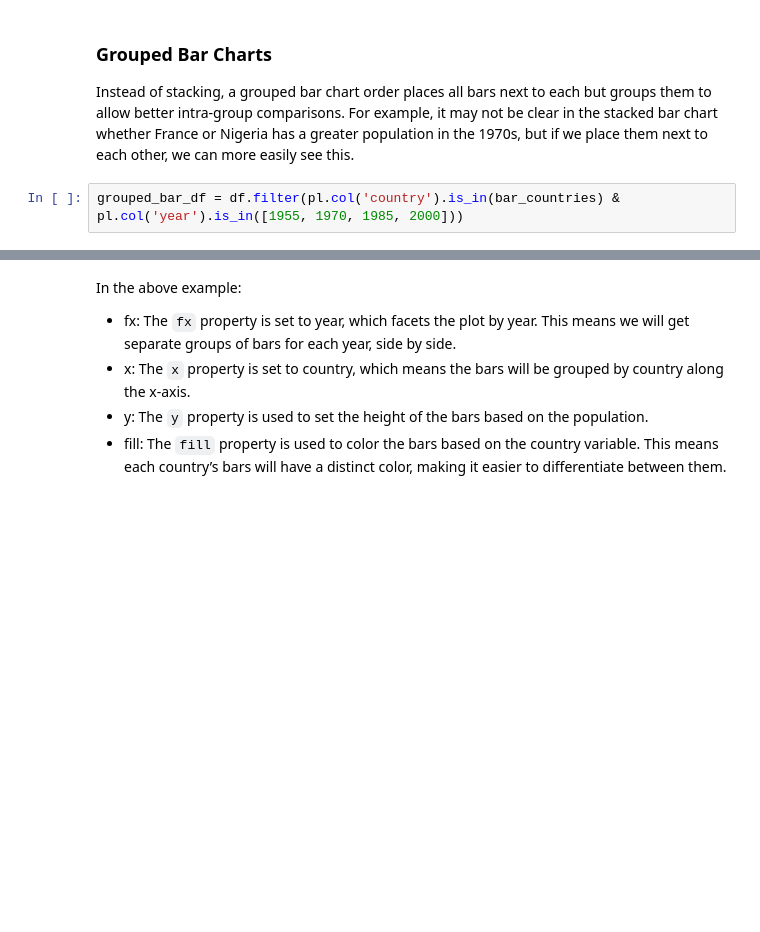
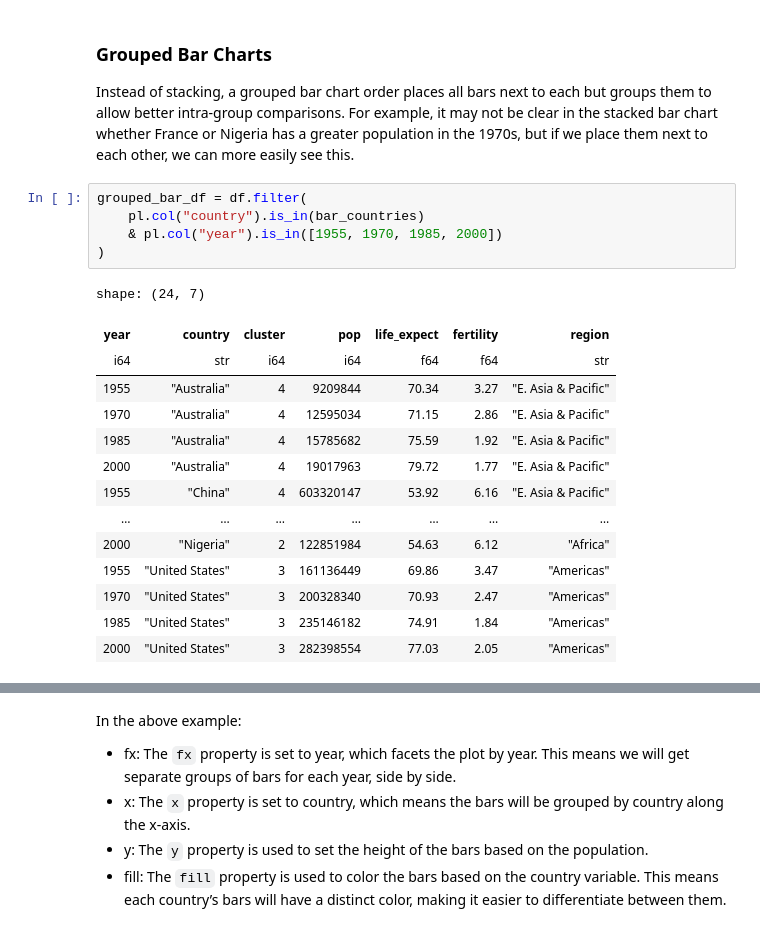
Before and after one commit to dakoop/fount-charts-pyobsplot, a Jupyter notebook: charts-pyobsplot.ipynb, the cells around one changed output, grey strips where cells are left out. Drawn from its saved outputs; the diff is of its cells as text; blank space fills up the shorter version.

```diff
--- a/charts-pyobsplot.ipynb
+++ b/charts-pyobsplot.ipynb
@@ -971,5 +876,23 @@ The `fill` property in the Plot.barY function specifies the color of the bars ba
 
 Instead of stacking, a grouped bar chart order places all bars next to each but groups them to allow better intra-group comparisons. For example, it may not be clear in the stacked bar chart whether France or Nigeria has a greater population in the 1970s, but if we place them next to each other, we can more easily see this.
 # %%
-grouped_bar_df = df.filter(pl.col('country').is_in(bar_countries) & pl.col('year').is_in([1955, 1970, 1985, 2000]))
+grouped_bar_df = df.filter(
+    pl.col("country").is_in(bar_countries)
+    & pl.col("year").is_in([1955, 1970, 1985, 2000])
+)
+# %% [output]
+shape: (24, 7)
+| year | country | cluster | pop | life_expect | fertility | region |
+| i64 | str | i64 | i64 | f64 | f64 | str |
+| 1955 | "Australia" | 4 | 9209844 | 70.34 | 3.27 | "E. Asia & Pacific" |
+| 1970 | "Australia" | 4 | 12595034 | 71.15 | 2.86 | "E. Asia & Pacific" |
+| 1985 | "Australia" | 4 | 15785682 | 75.59 | 1.92 | "E. Asia & Pacific" |
+| 2000 | "Australia" | 4 | 19017963 | 79.72 | 1.77 | "E. Asia & Pacific" |
+| 1955 | "China" | 4 | 603320147 | 53.92 | 6.16 | "E. Asia & Pacific" |
+| … | … | … | … | … | … | … |
+| 2000 | "Nigeria" | 2 | 122851984 | 54.63 | 6.12 | "Africa" |
+| 1955 | "United States" | 3 | 161136449 | 69.86 | 3.47 | "Americas" |
+| 1970 | "United States" | 3 | 200328340 | 70.93 | 2.47 | "Americas" |
+| 1985 | "United States" | 3 | 235146182 | 74.91 | 1.84 | "Americas" |
+| 2000 | "United States" | 3 | 282398554 | 77.03 | 2.05 | "Americas" |
 # %%
```
Also changed, not shown: parts of 44 cells of this notebook, 1 other file.
